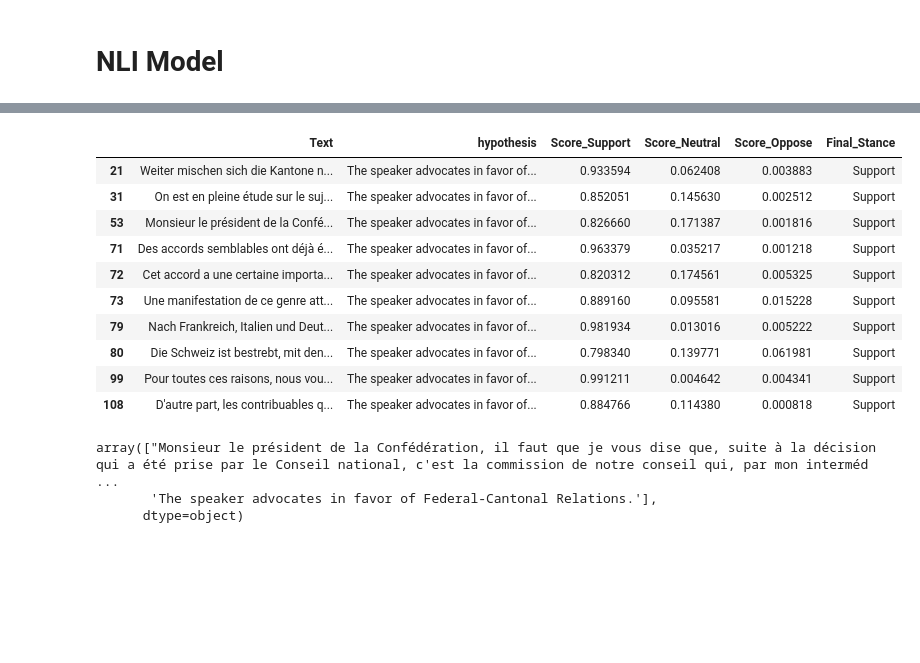
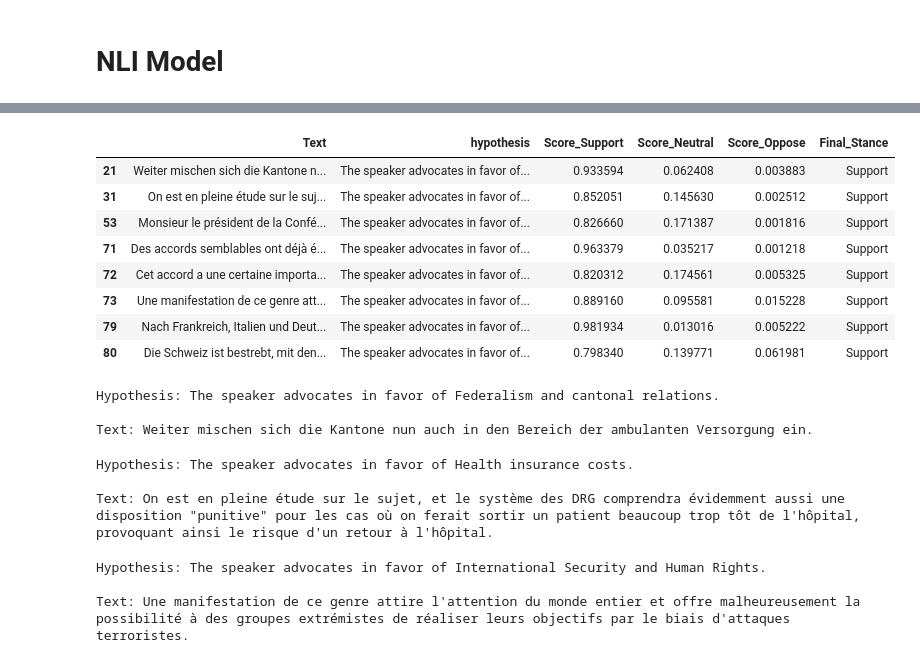
Before and after one commit to MatteoFasulo/DemocraSci-AM, a Jupyter notebook: NLI.ipynb, the cells around one changed output, grey strips where cells are left out. Cells and saved outputs as stored; diff of their text form; code cells hidden in the pictures; blank space fills up the shorter version.

```diff
--- a/NLI.ipynb
+++ b/NLI.ipynb
@@ -58,16 +63,18 @@ rows_list = []
 for i, row in tqdm(df.iterrows(), total=len(df), desc="Splitting into sentences"):
     sentences = nltk.sent_tokenize(row["TEXT_SPAN"], language=row["LANG"])
     for sent_id, sentence in enumerate(sentences):
-        rows_list.append({
-            "Speech_ID": row["Speech_ID"],
-            "Paragraph_ID": row["Paragraph_ID"],
-            "Sentence_ID": sent_id,
-            "Text": sentence,
-            "role": row["role"],
-            "language_of_text": row["language_of_text"],
-            "name": row["name"],
-            "Representation": row["Representation"],
-        })
+        rows_list.append(
+            {
+                "Speech_ID": row["Speech_ID"],
+                "Paragraph_ID": row["Paragraph_ID"],
+                "Sentence_ID": sent_id,
+                "Text": sentence,
+                "role": row["role"],
+                "language_of_text": row["language_of_text"],
+                "name": row["name"],
+                "Representation": row["Representation"],
+            }
+        )
 
 sentences_df = pd.DataFrame(rows_list)
 sentences_df
@@ -92,7 +99,7 @@ hp_df = sentences_df.copy()
 # %%
 TEMPLATE = "The speaker advocates in favor of {}."
 # %%
-hp_df["hypothesis"] = hp_df["Representation"].apply(lambda x: TEMPLATE.format(x))
+hp_df["hypothesis"] = hp_df["Representation"].apply(lambda x: TEMPLATE.format(x[0]))
 hp_df["hypothesis"].values
 # %% [output]
 <ArrowStringArray>
@@ -203,8 +202,8 @@ hp_df.head()
 # %%
-def determine_stance(row):
-    if row["Score_Support"] > 0.75:
+def determine_stance(row, pos_threshold=0.75, neg_threshold=0.75):
+    if row["Score_Support"] > pos_threshold:
         return "Support"
-    elif row["Score_Oppose"] > 0.75:
+    elif row["Score_Oppose"] > neg_threshold:
         return "Oppose"
     else:
         return "Neutral"
@@ -227,15 +226,22 @@ hp_df
 866549 rows × 13 columns
 # %%
-hp_df[hp_df["Final_Stance"] != "Neutral"][["Text", "hypothesis", "Score_Support", "Score_Neutral", "Score_Oppose", "Final_Stance"]].head(10)
+hp_df[hp_df["Final_Stance"] != "Neutral"][
+    [
+        "Text",
+        "hypothesis",
+        "Score_Support",
+        "Score_Neutral",
+        "Score_Oppose",
+        "Final_Stance",
+    ]
+].head(10)
 # %% [output]
 |  | Text | hypothesis | Score_Support | Score_Neutral | Score_Oppose | Final_Stance |
 | 21 | Weiter mischen sich die Kantone n... | The speaker advocates in favor of... | 0.933594 | 0.062408 | 0.003883 | Support |
 | 31 | On est en pleine étude sur le suj... | The speaker advocates in favor of... | 0.852051 | 0.145630 | 0.002512 | Support |
 | 53 | Monsieur le président de la Confé... | The speaker advocates in favor of... | 0.826660 | 0.171387 | 0.001816 | Support |
 | 71 | Des accords semblables ont déjà é... | The speaker advocates in favor of... | 0.963379 | 0.035217 | 0.001218 | Support |
 | 72 | Cet accord a une certaine importa... | The speaker advocates in favor of... | 0.820312 | 0.174561 | 0.005325 | Support |
 | 73 | Une manifestation de ce genre att... | The speaker advocates in favor of... | 0.889160 | 0.095581 | 0.015228 | Support |
 | 79 | Nach Frankreich, Italien und Deut... | The speaker advocates in favor of... | 0.981934 | 0.013016 | 0.005222 | Support |
 | 80 | Die Schweiz ist bestrebt, mit den... | The speaker advocates in favor of... | 0.798340 | 0.139771 | 0.061981 | Support |
-| 99 | Pour toutes ces raisons, nous vou... | The speaker advocates in favor of... | 0.991211 | 0.004642 | 0.004341 | Support |
-| 108 | D'autre part, les contribuables q... | The speaker advocates in favor of... | 0.884766 | 0.114380 | 0.000818 | Support |
@@ -242,7 +256,6 @@ hp_df[hp_df["Final_Stance"] != "Neutral"][["Text", "hypothesis", "Score_Support"
 # %%
-idx = 53
-hp_df.iloc[idx][["Text", "hypothesis"]].values
+print_example(21)
 # %% [output]
-array(["Monsieur le président de la Confédération, il faut que je vous dise que, suite à la décision qui a été prise par le Conseil national, c'est la commission de notre conseil qui, par mon interméd ...
-       'The speaker advocates in favor of Federal-Cantonal Relations.'],
-      dtype=object)
+Hypothesis: The speaker advocates in favor of Federalism and cantonal relations.
+
+Text: Weiter mischen sich die Kantone nun auch in den Bereich der ambulanten Versorgung ein.
@@ -253,0 +262,16 @@ print(hp_df["Final_Stance"].value_counts())
+# %%
+print_example(31)
+# %% [output]
+Hypothesis: The speaker advocates in favor of Health insurance costs.
+
+Text: On est en pleine étude sur le sujet, et le système des DRG comprendra évidemment aussi une
+disposition "punitive" pour les cas où on ferait sortir un patient beaucoup trop tôt de l'hôpital,
+provoquant ainsi le risque d'un retour à l'hôpital.
+# %%
+print_example(73)
+# %% [output]
+Hypothesis: The speaker advocates in favor of International Security and Human Rights.
+
+Text: Une manifestation de ce genre attire l'attention du monde entier et offre malheureusement la
+possibilité à des groupes extrémistes de réaliser leurs objectifs par le biais d'attaques
+terroristes.
```
Also changed, not shown: parts of 11 cells of this notebook, 1 other file.
